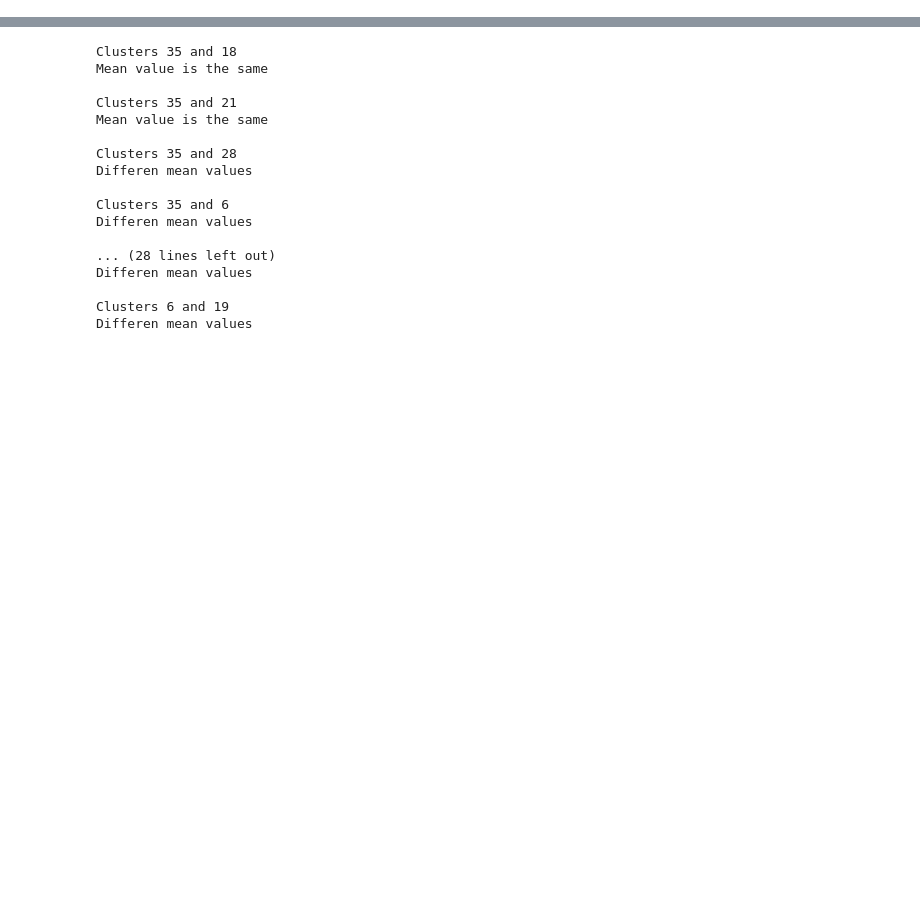
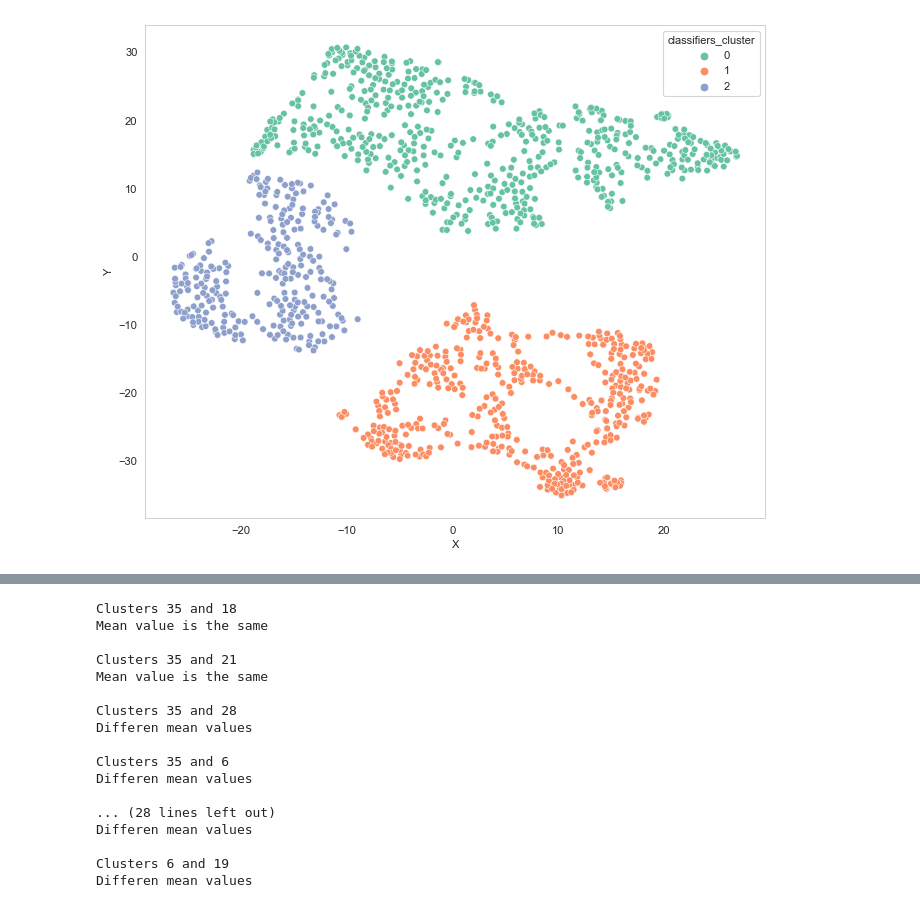
Before and after one commit to AleksandraSorokovikova/community-idea-lab-detection, a Jupyter notebook: sandbox/community_characteristics.ipynb, the cells around one changed output, grey strips where cells are left out. Drawn from its saved outputs; the diff is of its cells as text; code cells hidden in the pictures; blank space fills up the shorter version.

```diff
--- a/sandbox/community_characteristics.ipynb
+++ b/sandbox/community_characteristics.ipynb
@@ -175,0 +116,3 @@ for column in columns:
+# %%
+users_characteristics = pd.read_csv('users_characteristics.csv')
+users_characteristics
@@ -175,0 +133,34 @@ for column in columns:
+# %%
+features = users_characteristics[[
+           'toxic_prediction',
+           'straw_man_pred',
+           'ad_hom_pred',
+           'vader_compound',
+           'vader_pos',
+           'vader_neu',
+           'vader_neg',
+           'roberta_pos',
+           'roberta_neg',
+           'roberta_neu',
+           'X',
+           'Y'
+]]
+
+tsne = TSNE(n_components=2, perplexity=5)
+tsne.fit(features)
+users_vectors = tsne.embedding_
+users_characteristics['X'] = users_vectors[:, 0]
+users_characteristics['Y'] = users_vectors[:, 1]
+
+cluster_model = AgglomerativeClustering(n_clusters=3).fit(features)
+users_characteristics['classifiers_cluster'] = cluster_model.labels_
+
+figure(figsize=(10, 8), dpi=80)
+# plt.scatter(users_vectors[:, 0], users_vectors[:, 1], c='r', s=2)
+
+# users_characteristics = pd.read_csv('users_characteristics.csv')
+sns.scatterplot(data=users_characteristics, x='X', y='Y', hue='classifiers_cluster', palette='Set2')
+plt.grid(False)
+plt.show()
+# %% [output]
+[figure, added]
```
Also changed, not shown: parts of 22 cells of this notebook.
